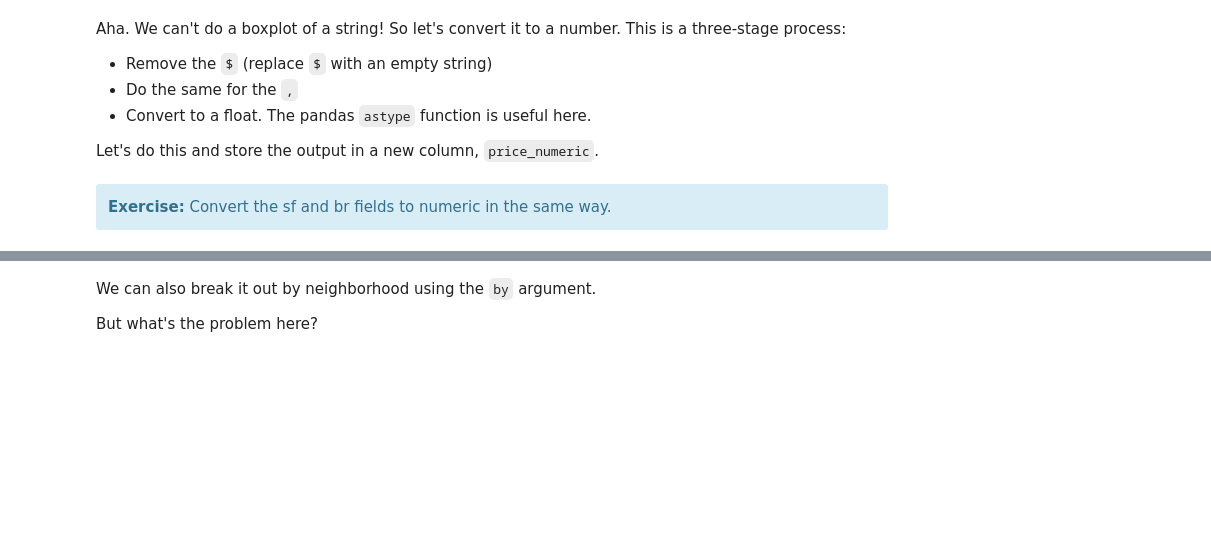
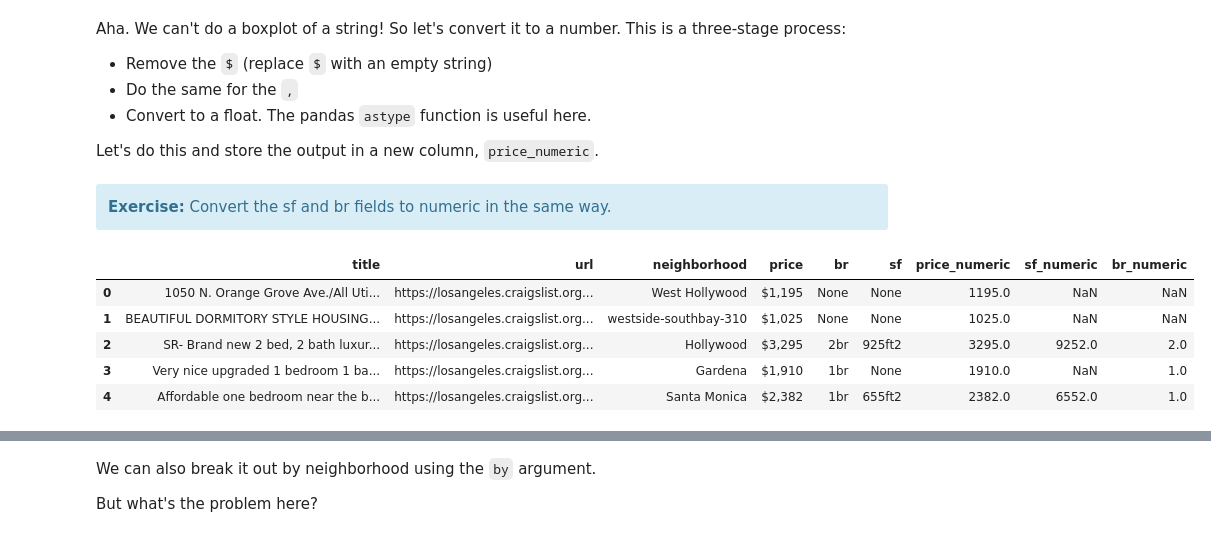
Before and after one commit to tomo-ujikawa/urbandatascience, a Jupyter notebook: lectures_tomo/2 Scraping/2d Parsing craigslist.ipynb, the cells around one changed output, grey strips where cells are left out. Saved outputs shown, nothing was run; the diff lists cells and outputs as text; code cells hidden in the pictures; blank space fills up the shorter version.

```diff
--- a/lectures_tomo/2 Scraping/2d Parsing craigslist.ipynb
+++ b/lectures_tomo/2 Scraping/2d Parsing craigslist.ipynb
@@ -170,6 +232,18 @@ df['price_numeric'] = df.price.str.replace('$','').str.replace(',','').astype(fl
 <div class="alert alert-block alert-info">
 <strong>Exercise:</strong> Convert the sf and br fields to numeric in the same way.
 </div>
+# %%
+df['sf_numeric'] = df.sf.str.replace('ft','').astype(float)
+df['br_numeric'] = df.br.str.replace('br','').astype(float)
+# %%
+df.head()
+# %% [output]
+|  | title | url | neighborhood | price | br | sf | price_numeric | sf_numeric | br_numeric |
+| 0 | 1050 N. Orange Grove Ave./All Uti... | https://losangeles.craigslist.org... | West Hollywood | $1,195 | None | None | 1195.0 | NaN | NaN |
+| 1 | BEAUTIFUL DORMITORY STYLE HOUSING... | https://losangeles.craigslist.org... | westside-southbay-310 | $1,025 | None | None | 1025.0 | NaN | NaN |
+| 2 | SR- Brand new 2 bed, 2 bath luxur... | https://losangeles.craigslist.org... | Hollywood | $3,295 | 2br | 925ft2 | 3295.0 | 9252.0 | 2.0 |
+| 3 | Very nice upgraded 1 bedroom 1 ba... | https://losangeles.craigslist.org... | Gardena | $1,910 | 1br | None | 1910.0 | NaN | 1.0 |
+| 4 | Affordable one bedroom near the b... | https://losangeles.craigslist.org... | Santa Monica | $2,382 | 1br | 655ft2 | 2382.0 | 6552.0 | 1.0 |
 # %%
 # for simplicity, I'll just write over the old column name rather than create
 # new columns sf_numeric and br_numeric
```
Also changed, not shown: parts of 14 cells of this notebook.
